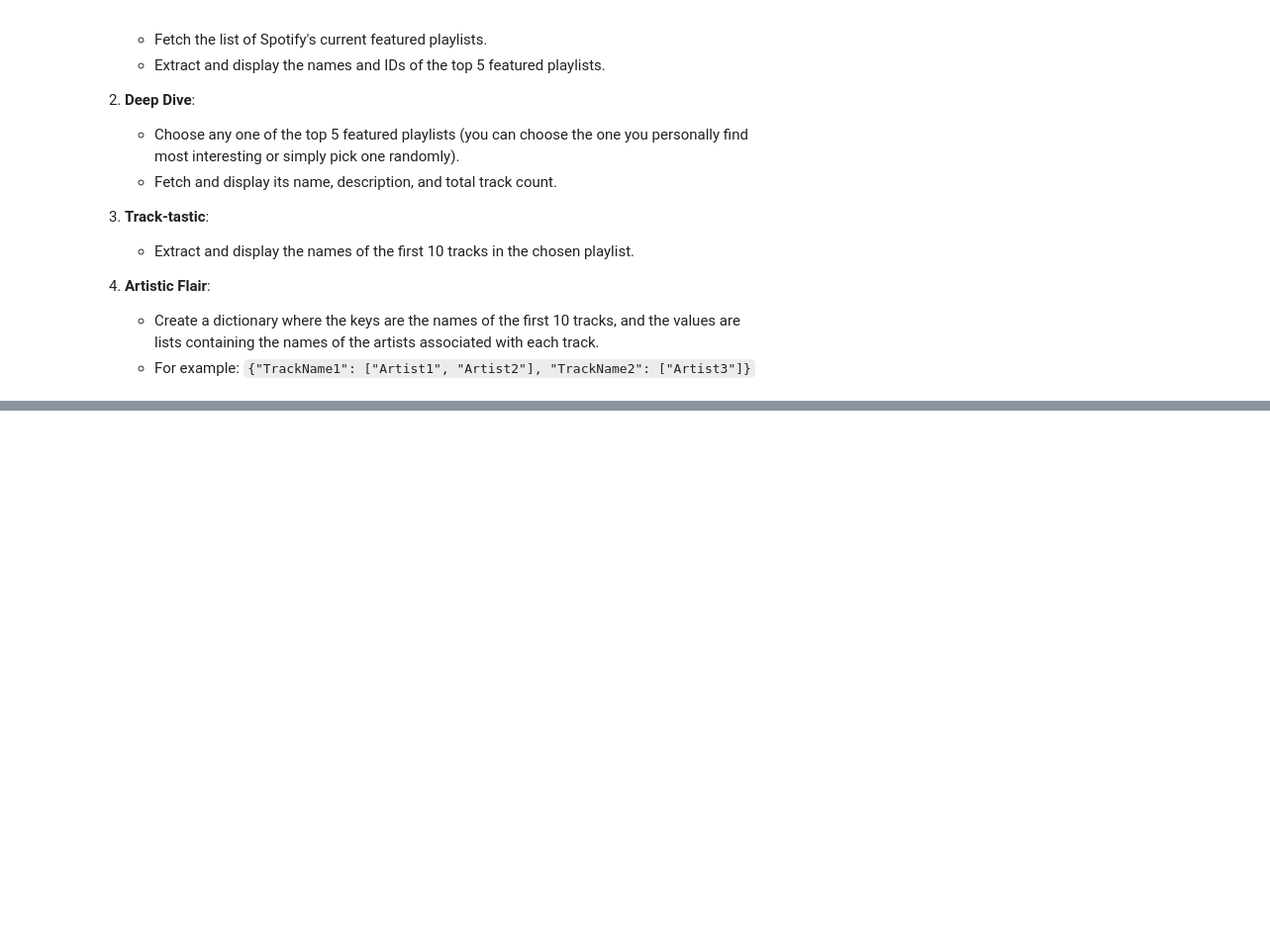
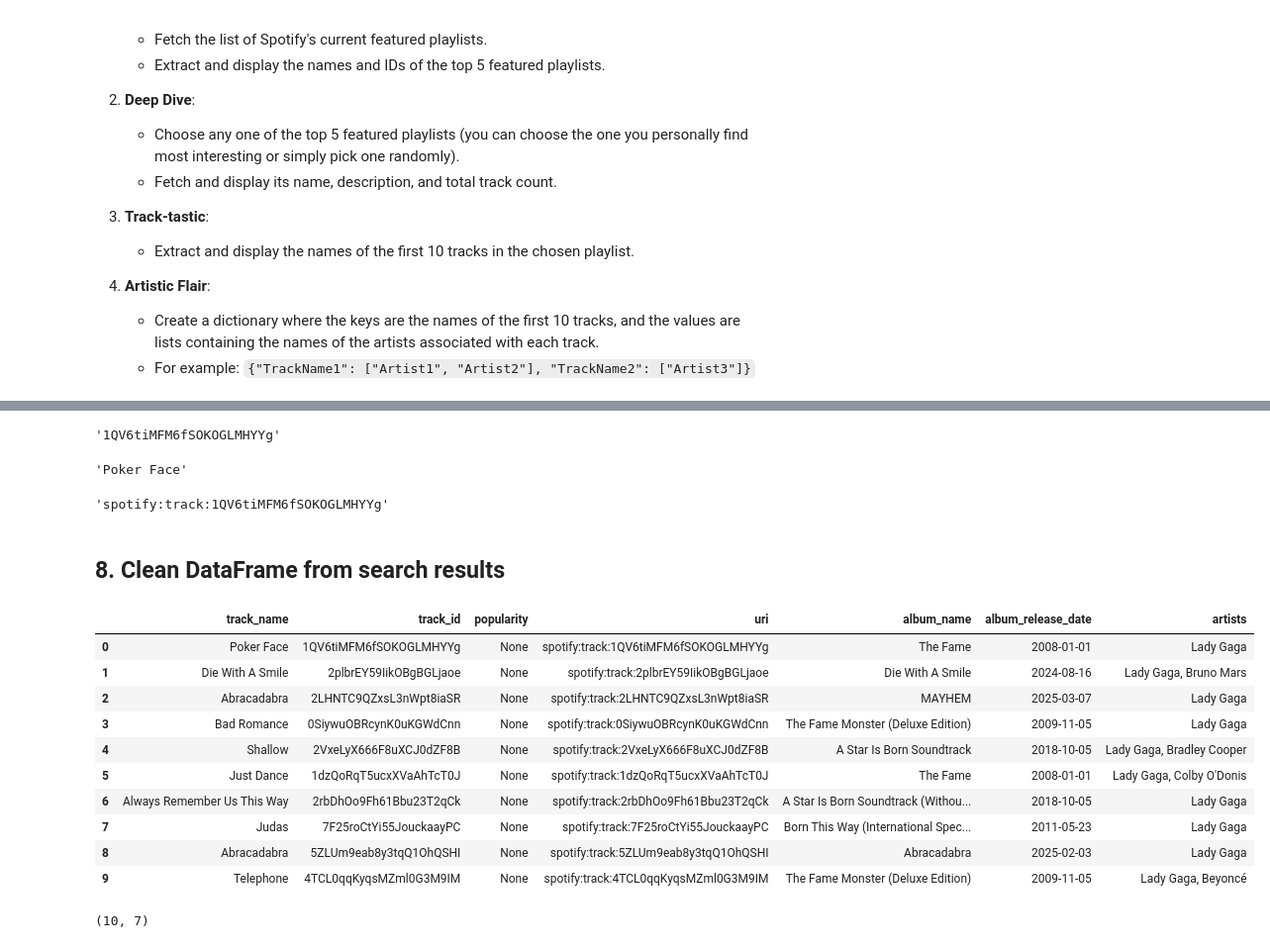
Before and after one commit to PaulinaMamiaga/lab-apis, a Jupyter notebook: lab-apis.ipynb, the cells around one changed output, grey strips where cells are left out. Shown at 99% size. Drawn from its saved outputs; the diff is of its cells as text; code cells hidden in the pictures; blank space fills up the shorter version.

```diff
--- a/lab-apis.ipynb
+++ b/lab-apis.ipynb
@@ -596,0 +225,38 @@ TypeError: string indices must be integers, not 'str'
+# %%
+def build_spotify_client(client_id: str, client_secret: str):
+    """
+    Build and test a Spotify client using Client Credentials.
+    Returns a Spotipy client if successful, otherwise None.
+    """
+    if not client_id or not client_secret:
+        print("Missing CLIENT_ID or CLIENT_SECRET.")
+        return None
+
+    try:
+        auth_manager = SpotifyClientCredentials(
+            client_id=client_id,
+            client_secret=client_secret
+        )
+
+        sp = spotipy.Spotify(
+            auth_manager=auth_manager,
+            requests_timeout=10,
+            retries=3
+        )
+
+        # Lightweight test call
+        _ = sp.search(q="Lady Gaga", type="track", limit=1)
+        print("Spotify client created successfully.")
+        return sp
+
+    except SpotifyException as e:
+        print(f"SpotifyException | status={getattr(e, 'http_status', 'N/A')} | message={e}")
+    except requests.exceptions.RequestException as e:
+        print(f"Network error: {e}")
+    except Exception as e:
+        print(f"Unexpected error: {e}")
+
+    return None
+
+
+sp = build_spotify_client(CLIENT_ID, CLIENT_SECRET)
@@ -596,0 +317,3 @@ TypeError: string indices must be integers, not 'str'
+# %%
+results = safe_search(sp, q="Lady Gaga", search_type="track", limit=10)
+results.keys()
@@ -596,0 +410,8 @@ TypeError: string indices must be integers, not 'str'
+# %%
+first_track.get("id") if first_track else None
+# %% [output]
+'1QV6tiMFM6fSOKOGLMHYYg'
+# %%
+first_track.get("name") if first_track else None
+# %% [output]
+'Poker Face'
@@ -596,0 +420,26 @@ TypeError: string indices must be integers, not 'str'
+# %%
+first_track.get("uri") if first_track else None
+# %% [output]
+'spotify:track:1QV6tiMFM6fSOKOGLMHYYg'
+# %% [markdown]
+## 8. Clean DataFrame from search results
+# %%
+track_items = results.get("tracks", {}).get("items", [])
+tracks_df = pd.DataFrame([extract_track_summary(track) for track in track_items])
+tracks_df.head(10)
+# %% [output]
+|  | track_name | track_id | popularity | uri | album_name | album_release_date | artists |
+| 0 | Poker Face | 1QV6tiMFM6fSOKOGLMHYYg | None | spotify:track:1QV6tiMFM6fSOKOGLMHYYg | The Fame | 2008-01-01 | Lady Gaga |
+| 1 | Die With A Smile | 2plbrEY59IikOBgBGLjaoe | None | spotify:track:2plbrEY59IikOBgBGLjaoe | Die With A Smile | 2024-08-16 | Lady Gaga, Bruno Mars |
+| 2 | Abracadabra | 2LHNTC9QZxsL3nWpt8iaSR | None | spotify:track:2LHNTC9QZxsL3nWpt8iaSR | MAYHEM | 2025-03-07 | Lady Gaga |
+| 3 | Bad Romance | 0SiywuOBRcynK0uKGWdCnn | None | spotify:track:0SiywuOBRcynK0uKGWdCnn | The Fame Monster (Deluxe Edition) | 2009-11-05 | Lady Gaga |
+| 4 | Shallow | 2VxeLyX666F8uXCJ0dZF8B | None | spotify:track:2VxeLyX666F8uXCJ0dZF8B | A Star Is Born Soundtrack | 2018-10-05 | Lady Gaga, Bradley Cooper |
+| 5 | Just Dance | 1dzQoRqT5ucxXVaAhTcT0J | None | spotify:track:1dzQoRqT5ucxXVaAhTcT0J | The Fame | 2008-01-01 | Lady Gaga, Colby O'Donis |
+| 6 | Always Remember Us This Way | 2rbDhOo9Fh61Bbu23T2qCk | None | spotify:track:2rbDhOo9Fh61Bbu23T2qCk | A Star Is Born Soundtrack (Withou... | 2018-10-05 | Lady Gaga |
+| 7 | Judas | 7F25roCtYi55JouckaayPC | None | spotify:track:7F25roCtYi55JouckaayPC | Born This Way (International Spec... | 2011-05-23 | Lady Gaga |
+| 8 | Abracadabra | 5ZLUm9eab8y3tqQ1OhQSHI | None | spotify:track:5ZLUm9eab8y3tqQ1OhQSHI | Abracadabra | 2025-02-03 | Lady Gaga |
+| 9 | Telephone | 4TCL0qqKyqsMZml0G3M9IM | None | spotify:track:4TCL0qqKyqsMZml0G3M9IM | The Fame Monster (Deluxe Edition) | 2009-11-05 | Lady Gaga, Beyoncé |
+# %%
+tracks_df.shape
+# %% [output]
+(10, 7)
```
Also changed, not shown: parts of 122 cells of this notebook, 1 other file.
